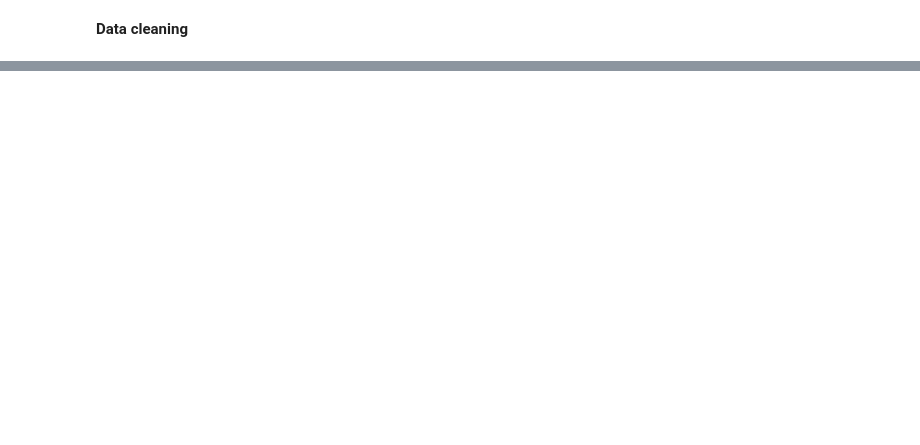
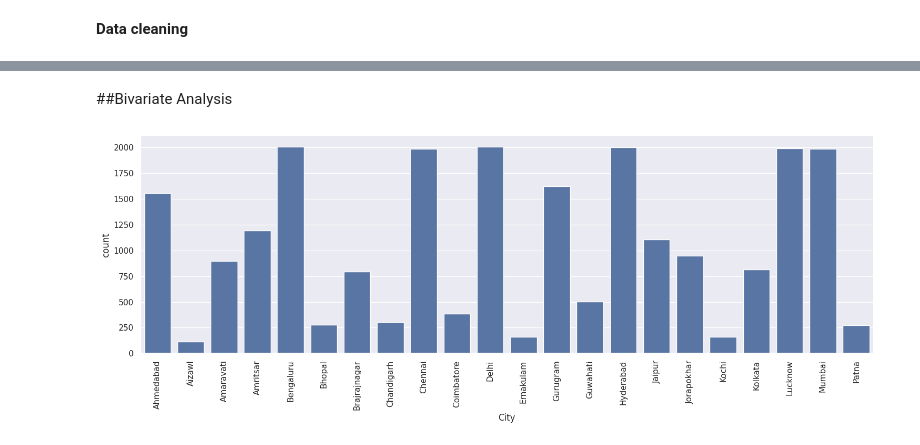
Before and after one commit to Shivamthakur7500/AQI-prediction-project, a Jupyter notebook: AQI.ipynb, the cells around one changed output, grey strips where cells are left out. Saved outputs shown, nothing was run; the diff lists cells and outputs as text; code cells hidden in the pictures; blank space fills up the shorter version.

```diff
--- a/AQI.ipynb
+++ b/AQI.ipynb
@@ -80,0 +79,12 @@ df.head(60)
+# %%
+ # Remove rows where all values are NaN (excluding 'City' and 'Date' columns)
+df_cleaned = df.dropna(how='all', subset=df.columns[2:])
+
+# Fill missing values with column-wise mean (excluding non-numeric columns)
+numeric_cols = df_cleaned.select_dtypes(include=['number']).columns
+df_cleaned[numeric_cols] = df_cleaned[numeric_cols].fillna(df_cleaned[numeric_cols].mean())
+
+# Display the cleaned data
+df_cleaned.head(250)
+print('data is:',numeric_cols)
+df=df_cleaned
@@ -80,0 +140,9 @@ df.head(60)
+# %% [markdown]
+##Bivariate Analysis
+# %%
+sns.set_theme(style="darkgrid")
+graph = sns.catplot(x="City",kind='count',data=df,height=5,aspect=3) #catplot means categorical plot
+graph.set_xticklabels(rotation=90) #the names on x axis
+plt.show()
+# %% [output]
+[figure, added]
```
Also changed, not shown: parts of 47 cells of this notebook.
